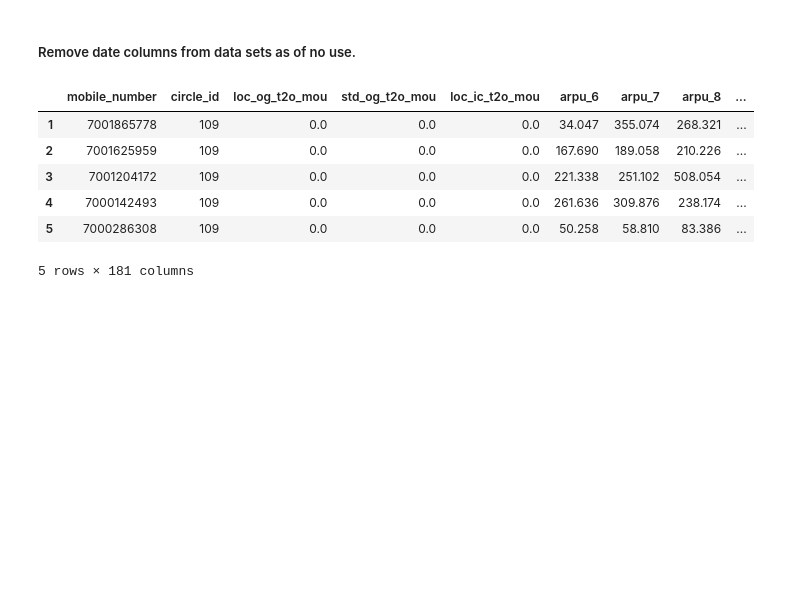
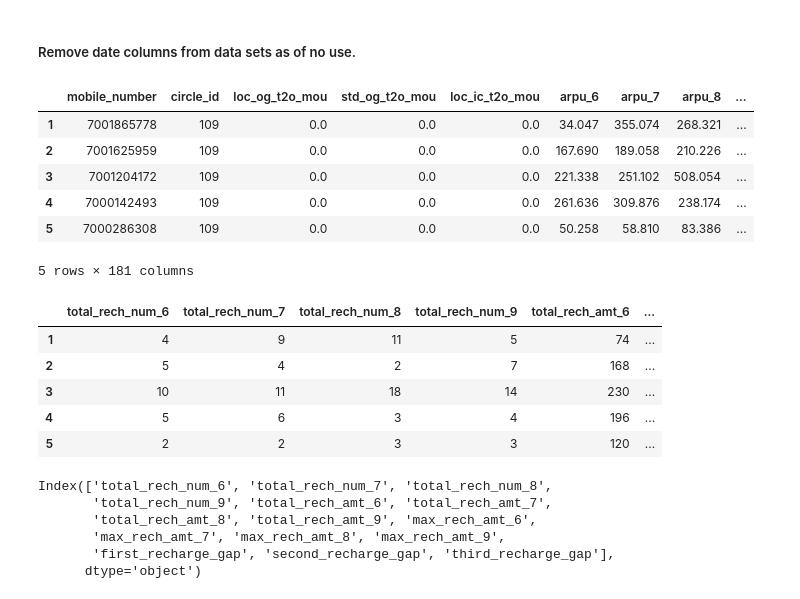
Before and after one commit to ykmanoj/Machine-Learning-Case-Study, a Jupyter notebook: Telcome_Churn/telcom-churn.ipynb, the cells around one changed output. Cells and saved outputs as stored; diff of their text form; code cells hidden in the pictures; blank space fills up the shorter version.

```diff
--- a/Telcome_Churn/telcom-churn.ipynb
+++ b/Telcome_Churn/telcom-churn.ipynb
@@ -7,6 +7,6 @@ import seaborn as sns
 # Importing all datasets
 import os
 print(os.getcwd())
-churn_data = pd.read_csv("data/telecom_churn_data.csv")
+churn_data = pd.read_csv("Machine-Learning-Case-Study/Telcome_Churn/data/telecom_churn_data.csv")
 churn_data.head()
 # %% [output]
@@ -187,3 +181,23 @@ cleaned_df.head()
 | 4 | 7000142493 | 109 | 0.0 | 0.0 | 0.0 | 261.636 | 309.876 | 238.174 | ... |
 | 5 | 7000286308 | 109 | 0.0 | 0.0 | 0.0 | 50.258 | 58.810 | 83.386 | ... |
 5 rows × 181 columns
+# %%
+#cleaned_df['avg_recharge_goodPhase'] =
+recharge_attributes_df = cleaned_df.filter(regex='rech')
+recharge_attributes_df.head()
+# %% [output]
+|  | total_rech_num_6 | total_rech_num_7 | total_rech_num_8 | total_rech_num_9 | total_rech_amt_6 | ... |
+| 1 | 4 | 9 | 11 | 5 | 74 | ... |
+| 2 | 5 | 4 | 2 | 7 | 168 | ... |
+| 3 | 10 | 11 | 18 | 14 | 230 | ... |
+| 4 | 5 | 6 | 3 | 4 | 196 | ... |
+| 5 | 2 | 2 | 3 | 3 | 120 | ... |
+# %%
+recharge_attributes_df.columns
+# %% [output]
+Index(['total_rech_num_6', 'total_rech_num_7', 'total_rech_num_8',
+       'total_rech_num_9', 'total_rech_amt_6', 'total_rech_amt_7',
+       'total_rech_amt_8', 'total_rech_amt_9', 'max_rech_amt_6',
+       'max_rech_amt_7', 'max_rech_amt_8', 'max_rech_amt_9',
+       'first_recharge_gap', 'second_recharge_gap', 'third_recharge_gap'],
+      dtype='object')
```
Also changed, not shown: parts of 3 cells of this notebook.
